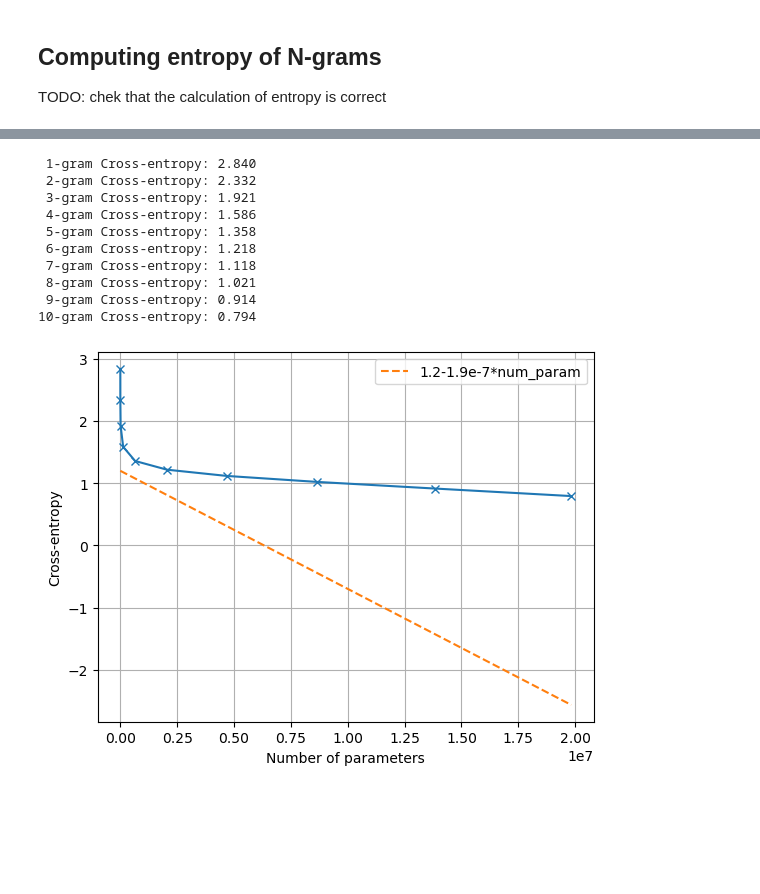
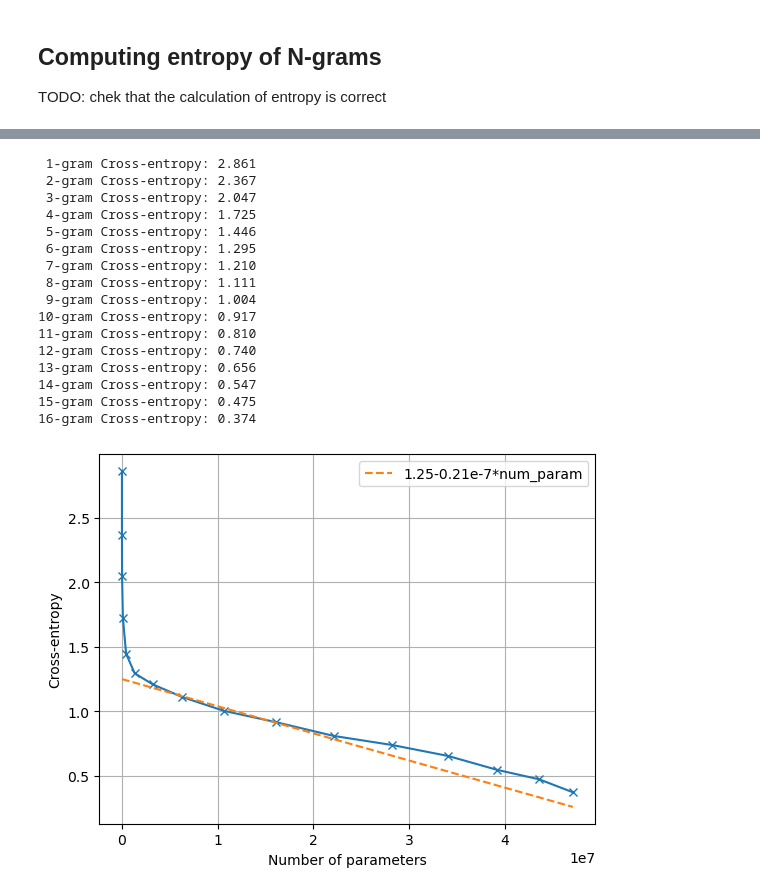
Before and after one commit to timinar/transformer-capacity, a Jupyter notebook: n-grams.ipynb, the cells around one changed output, grey strips where cells are left out. Cells and saved outputs as stored; diff of their text form; code cells hidden in the pictures; blank space fills up the shorter version.

Commit message:
updated n-grams

```diff
--- a/n-grams.ipynb
+++ b/n-grams.ipynb
@@ -306,3 +333,8 @@ to be or not to be gratsfar hebetwoutly cam rugh you knim to in noverse benight
+# %%
+with open('./data/text1.txt', 'r') as f:
+    text1 = f.read()
+# %%
+test_text = simplify_text(text1)
 # %%
 
 def compute_cross_entropy(text, n, ngram_probabilities):
@@ -321,7 +353,8 @@ def compute_cross_entropy(text, n, ngram_probabilities):
         if conditional_prob > 0:
             log_prob_sum += np.log(conditional_prob)
         else:
-            log_prob_sum += np.log(27) #we assume that if ngram is not in the corpus, its probability is 1/27
+             N -= 1 # Reduce N to avoid including zero-probability terms in the average
+            # log_prob_sum += np.log(27) #we assume that if ngram is not in the corpus, its probability is 1/27
 
     if N == 0:
         return float('inf')  # Return infinity if no valid n-grams found
@@ -331,37 +364,43 @@ def compute_cross_entropy(text, n, ngram_probabilities):
     return cross_entropy
 # %%
 cross_entropies = []
-text_sample = text[:100000]# You can adjust the length of the text sample as needed
+text_sample = test_text
 
-for n in range(1, 11):
+for n in range(1, maxN):
     conditional_probabilities = normalize_ngram_counts(computed_n_grams[n])
     cross_entropy = compute_cross_entropy(text_sample, n=n, ngram_probabilities=conditional_probabilities)
     cross_entropies.append(cross_entropy)
     print(f"{n :2}-gram Cross-entropy: {cross_entropy:.3f}")
 # %% [output]
- 1-gram Cross-entropy: 2.840
- 2-gram Cross-entropy: 2.332
- 3-gram Cross-entropy: 1.921
- 4-gram Cross-entropy: 1.586
- 5-gram Cross-entropy: 1.358
- 6-gram Cross-entropy: 1.218
- 7-gram Cross-entropy: 1.118
- 8-gram Cross-entropy: 1.021
- 9-gram Cross-entropy: 0.914
-10-gram Cross-entropy: 0.794
+ 1-gram Cross-entropy: 2.861
+ 2-gram Cross-entropy: 2.367
+ 3-gram Cross-entropy: 2.047
+ 4-gram Cross-entropy: 1.725
+ 5-gram Cross-entropy: 1.446
+ 6-gram Cross-entropy: 1.295
+ 7-gram Cross-entropy: 1.210
+ 8-gram Cross-entropy: 1.111
+ 9-gram Cross-entropy: 1.004
+10-gram Cross-entropy: 0.917
+11-gram Cross-entropy: 0.810
+12-gram Cross-entropy: 0.740
+13-gram Cross-entropy: 0.656
+14-gram Cross-entropy: 0.547
+15-gram Cross-entropy: 0.475
+16-gram Cross-entropy: 0.374
 # %%
 num_param = np.array(actual_n_grams)
 cross_entropies = np.array(cross_entropies)
 # %%
 plt.plot(num_param, cross_entropies, marker='x')
-plt.plot(num_param, 1.2-1.9e-7*num_param,'--', label = '1.2-1.9e-7*num_param')
+plt.plot(num_param, 1.25-0.21e-7*num_param,'--', label = '1.25-0.21e-7*num_param')
 plt.xlabel('Number of parameters')
 plt.ylabel('Cross-entropy')
 plt.legend()
 plt.grid(True)
 plt.show()
 # %% [output]
-[figure, old version]
+[figure, new version]
 # %%
 plt.loglog(num_param, cross_entropies, marker='x')
 # plt.plot(num_param, 1.2-1.9e-7*num_param,'--', label = '1.2-1.9e-7*num_param')
```
Also changed, not shown: parts of 12 cells of this notebook.
